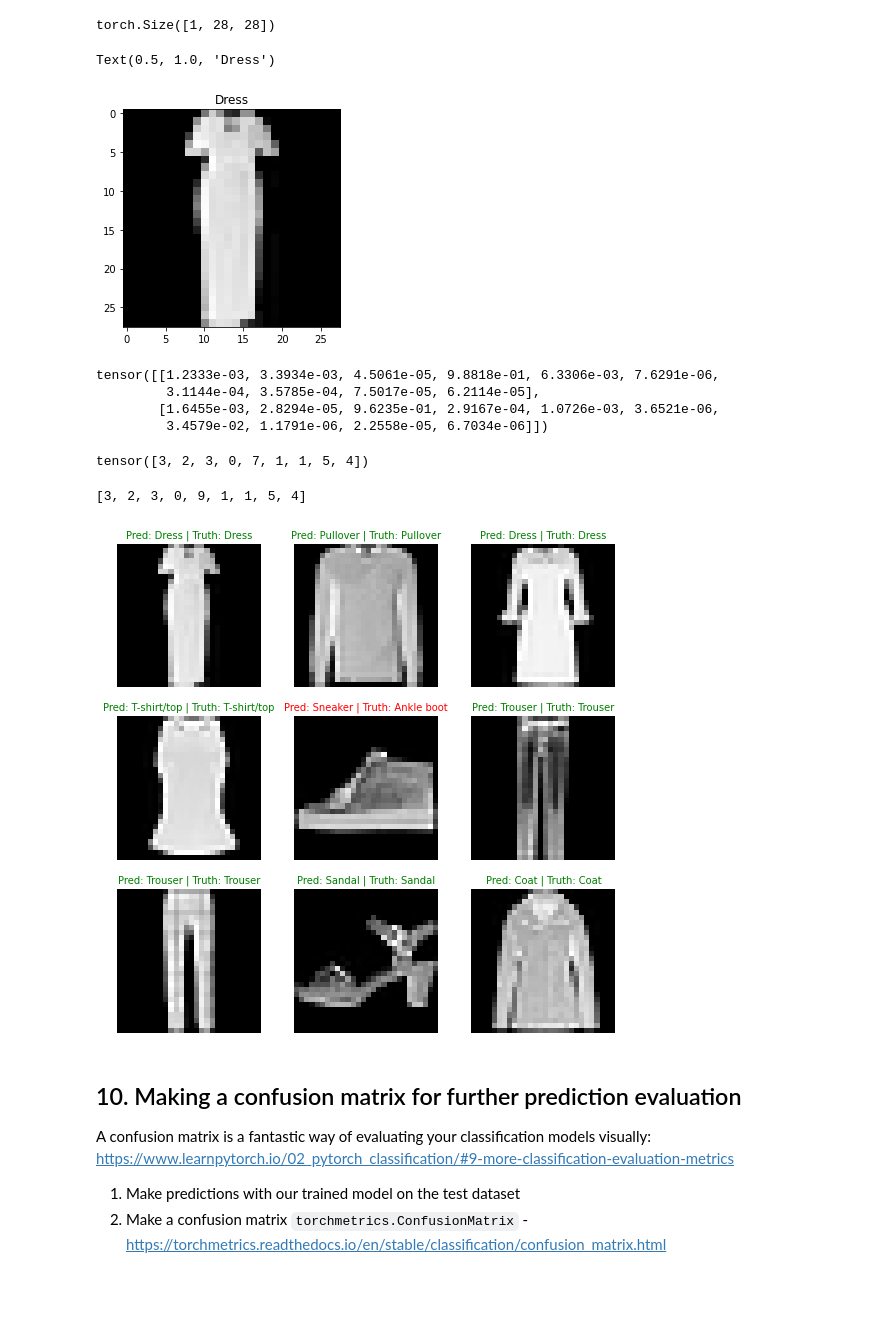
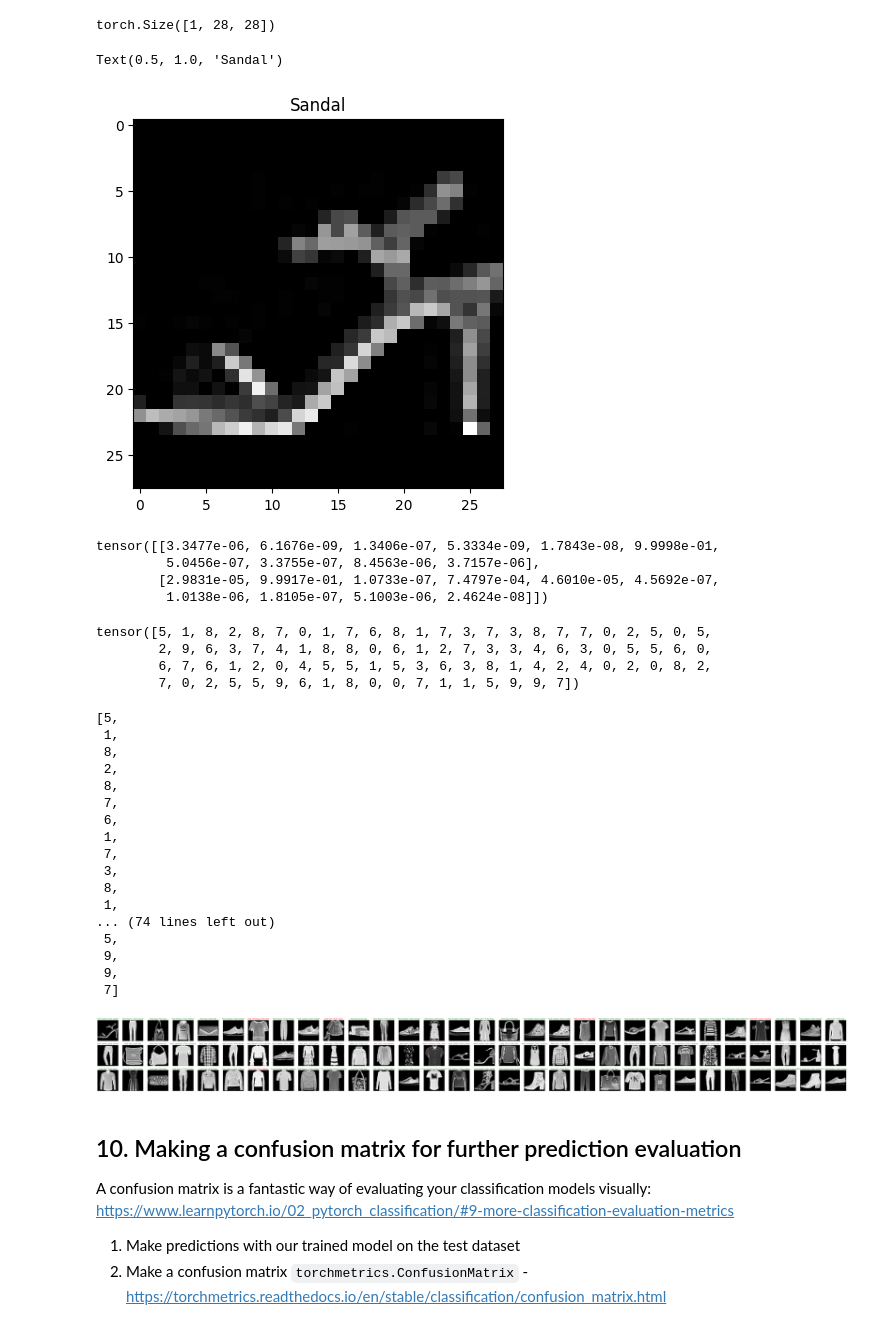
Before and after one commit to Userfrom1995/PyTorchTutorial, a Jupyter notebook: PyTorch/03_pytorch_computer_vision_video.ipynb, the cells around one changed output. Cells and saved outputs as stored; diff of their text form; code cells hidden in the pictures; blank space fills up the shorter version.

```diff
--- a/PyTorch/03_pytorch_computer_vision_video.ipynb
+++ b/PyTorch/03_pytorch_computer_vision_video.ipynb
@@ -126,2 +127,17 @@ Image label: Bag
 # %% [markdown]
 ### 1.2 Visualizing our data
+# %%
+""" import numpy as np
+import matplotlib.pyplot as plt
+
+# Generate data
+x = np.linspace(0, 2*np.pi, 100)
+y = np.sin(x)
+
+# Plot the data
+plt.plot(x, y)
+plt.title('Sine Wave')
+plt.xlabel('x')
+plt.ylabel('sin(x)')
+plt.grid(True)
+plt.show() """
@@ -710,7 +735,7 @@ from timeit import default_timer as timer
 train_time_start_on_gpu = timer()
 
 # Set epochs
-epochs = 3
+epochs = 1
 
 # Create a optimization and evaluation loop using train_step() and test_step()
 for epoch in tqdm(range(epochs)):
@@ -1131,7 +1205,7 @@ import random
 # random.seed(42)
 test_samples = []
 test_labels = []
-for sample, label in random.sample(list(test_data), k=9):
+for sample, label in random.sample(list(test_data), k=90):
   test_samples.append(sample)
   test_labels.append(label)
 
@@ -1143,8 +1217,8 @@ torch.Size([1, 28, 28])
 plt.imshow(test_samples[0].squeeze(), cmap="gray")
 plt.title(class_names[test_labels[0]])
 # %% [output]
-Text(0.5, 1.0, 'Dress')
+Text(0.5, 1.0, 'Sandal')
-[figure, old version]
+[figure, new version]
 # %%
 # Make predictions
 pred_probs = make_predictions(model=model_2,
@@ -1153,50 +1227,69 @@ pred_probs = make_predictions(model=model_2,
 # View first two prediction probabilities
 pred_probs[:2]
 # %% [output]
-tensor([[1.2333e-03, 3.3934e-03, 4.5061e-05, 9.8818e-01, 6.3306e-03, 7.6291e-06,
-         3.1144e-04, 3.5785e-04, 7.5017e-05, 6.2114e-05],
-        [1.6455e-03, 2.8294e-05, 9.6235e-01, 2.9167e-04, 1.0726e-03, 3.6521e-06,
-         3.4579e-02, 1.1791e-06, 2.2558e-05, 6.7034e-06]])
+tensor([[3.3477e-06, 6.1676e-09, 1.3406e-07, 5.3334e-09, 1.7843e-08, 9.9998e-01,
+         5.0456e-07, 3.3755e-07, 8.4563e-06, 3.7157e-06],
+        [2.9831e-05, 9.9917e-01, 1.0733e-07, 7.4797e-04, 4.6010e-05, 4.5692e-07,
+         1.0138e-06, 1.8105e-07, 5.1003e-06, 2.4624e-08]])
 # %%
 # Convert prediction probabilities to labels
 pred_classes = pred_probs.argmax(dim=1)
 pred_classes
 # %% [output]
-tensor([3, 2, 3, 0, 7, 1, 1, 5, 4])
+tensor([5, 1, 8, 2, 8, 7, 0, 1, 7, 6, 8, 1, 7, 3, 7, 3, 8, 7, 7, 0, 2, 5, 0, 5,
+        2, 9, 6, 3, 7, 4, 1, 8, 8, 0, 6, 1, 2, 7, 3, 3, 4, 6, 3, 0, 5, 5, 6, 0,
+        6, 7, 6, 1, 2, 0, 4, 5, 5, 1, 5, 3, 6, 3, 8, 1, 4, 2, 4, 0, 2, 0, 8, 2,
+        7, 0, 2, 5, 5, 9, 6, 1, 8, 0, 0, 7, 1, 1, 5, 9, 9, 7])
 # %%
 test_labels
 # %% [output]
-[3, 2, 3, 0, 9, 1, 1, 5, 4]
+[5,
+ 1,
+ 8,
+ 2,
+ 8,
+ 7,
+ 6,
+ 1,
+ 7,
+ 3,
+ 8,
+ 1,
+... (74 lines left out)
+ 5,
+ 9,
+ 9,
+ 7]
 # %%
 # Plot predictions
-plt.figure(figsize=(9, 9))
-nrows = 3
-ncols = 3
+plt.figure(figsize=(90, 90))
+nrows = 30
+ncols = 30
 for i, sample in enumerate(test_samples):
   # Create subplot
   plt.subplot(nrows, ncols, i+1)
 
   # Plot the target image
   plt.imshow(sample.squeeze(), cmap="gray")
 
   # Find the prediction (in text form, e.g "Sandal")
   pred_label = class_names[pred_classes[i]]
 
   # Get the truth label (in text form)
   truth_label = class_names[test_labels[i]]
 
   # Create a title for the plot
   title_text = f"Pred: {pred_label} | Truth: {truth_label}"
 
   # Check for equality between pred and truth and change color of title text
   if pred_label == truth_label:
     plt.title(title_text, fontsize=10, c="g") # green text if prediction same as truth
   else:
     plt.title(title_text, fontsize=10, c="r")
 
   plt.axis(False);
 # %% [output]
-[figure, old version]
+[figure, new version]
 # %% [markdown]
 ## 10. Making a confusion matrix for further prediction evaluation
 
```
Also changed, not shown: parts of 40 cells of this notebook, 3 other files.
